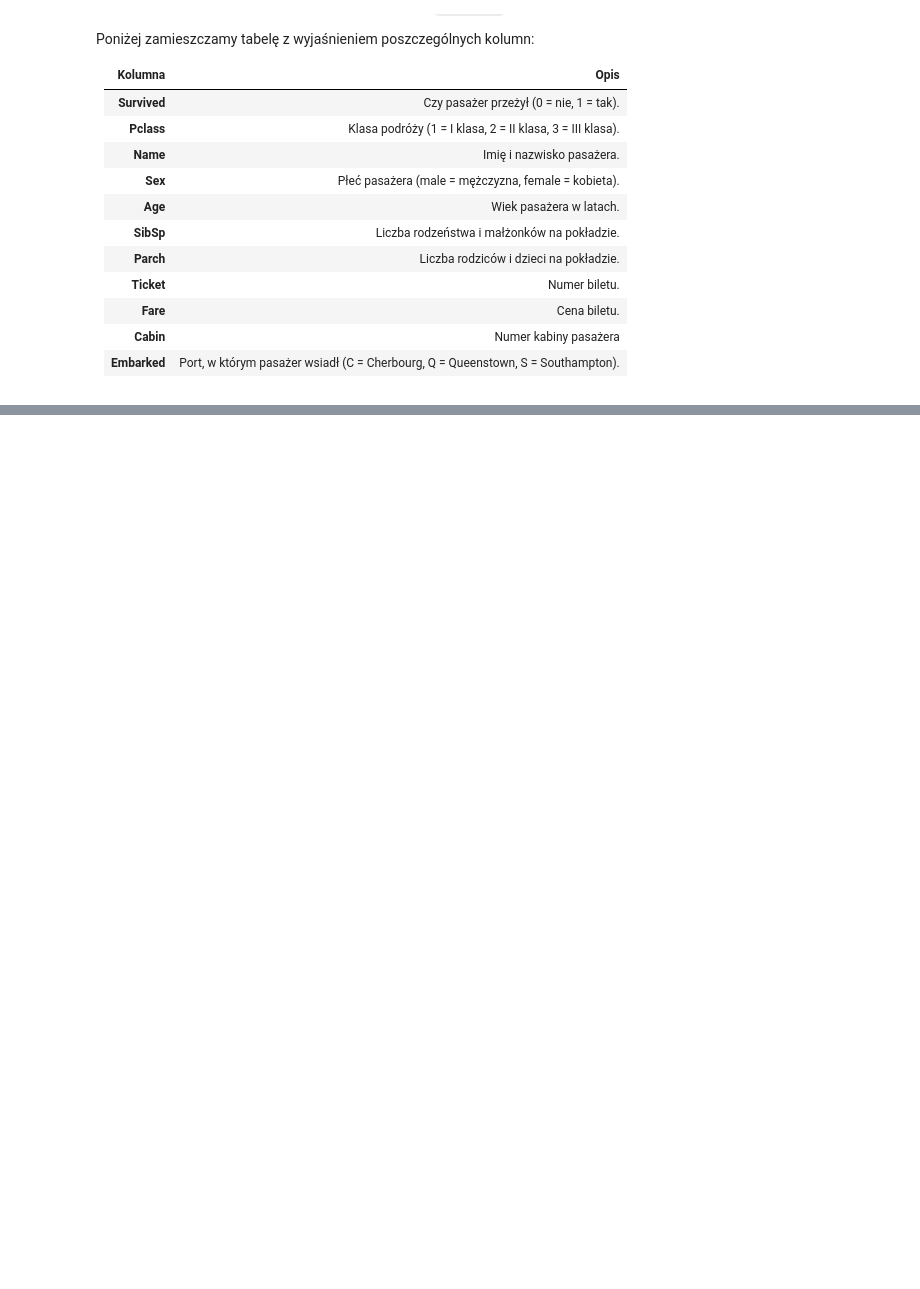
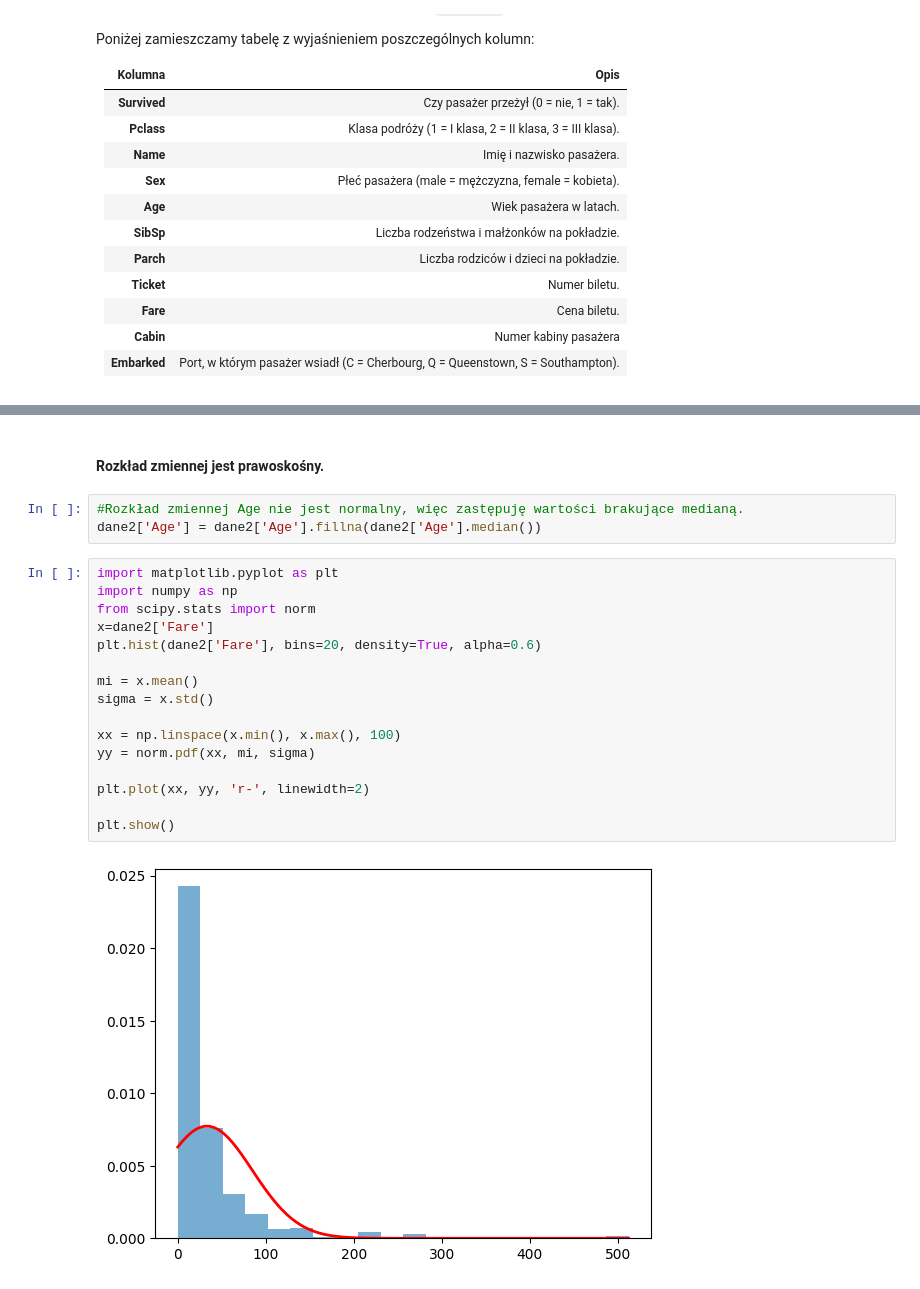
Before and after one commit to Solvro/ml-wakacyjne-wyzwanie-2026, a Jupyter notebook: 01_przetwarzanie_wizualizacja_danych/EDA_zadanie.ipynb, the cells around one changed output, grey strips where cells are left out. Cells and saved outputs as stored; diff of their text form; blank space fills up the shorter version.

```diff
--- a/01_przetwarzanie_wizualizacja_danych/EDA_zadanie.ipynb
+++ b/01_przetwarzanie_wizualizacja_danych/EDA_zadanie.ipynb
@@ -81,0 +142,23 @@ array([nan, 'C', 'E', 'G', 'D', 'A', 'B', 'F', 'T'], dtype=object)
+# %% [markdown]
+#### Rozkład zmiennej jest prawoskośny.
+# %%
+#Rozkład zmiennej Age nie jest normalny, więc zastępuję wartości brakujące medianą.
+dane2['Age'] = dane2['Age'].fillna(dane2['Age'].median())
+# %%
+import matplotlib.pyplot as plt
+import numpy as np
+from scipy.stats import norm
+x=dane2['Fare']
+plt.hist(dane2['Fare'], bins=20, density=True, alpha=0.6)
+
+mi = x.mean()
+sigma = x.std()
+
+xx = np.linspace(x.min(), x.max(), 100)
+yy = norm.pdf(xx, mi, sigma)
+
+plt.plot(xx, yy, 'r-', linewidth=2)
+
+plt.show()
+# %% [output]
+[figure, added]
```
Also changed, not shown: parts of 45 cells of this notebook.
